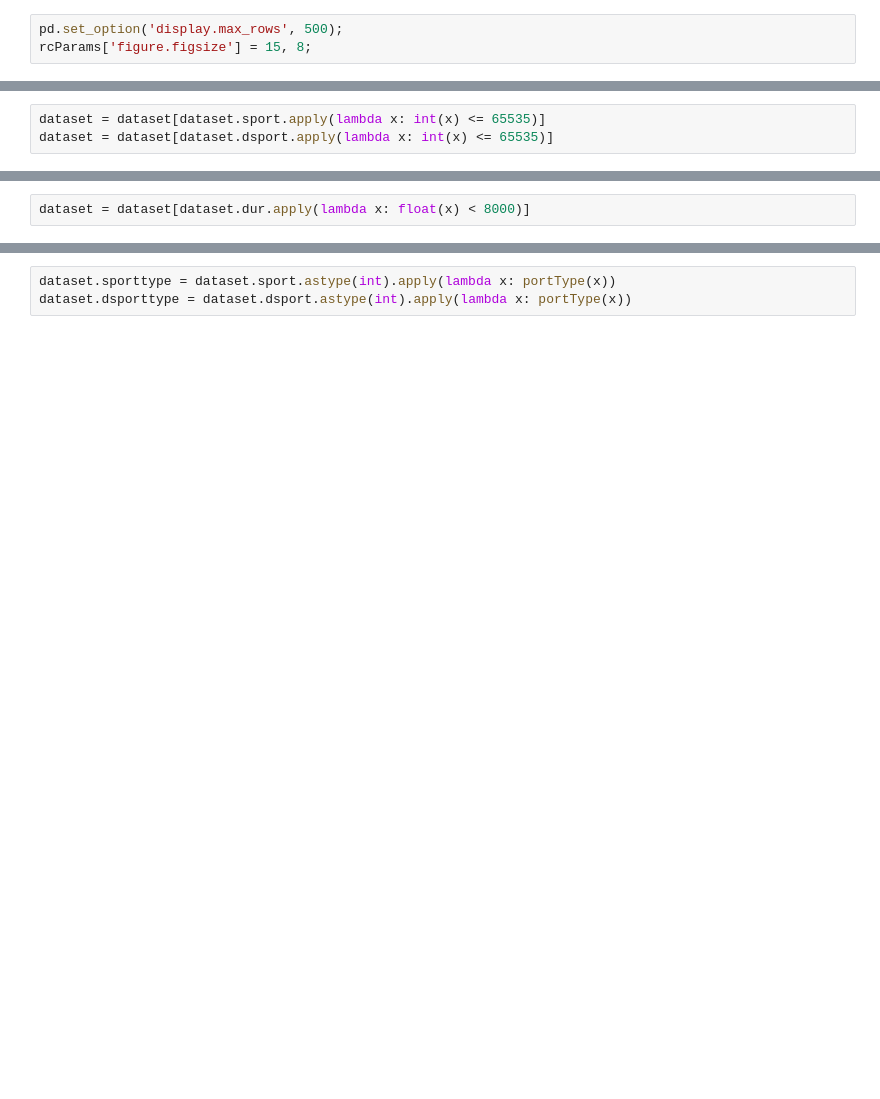
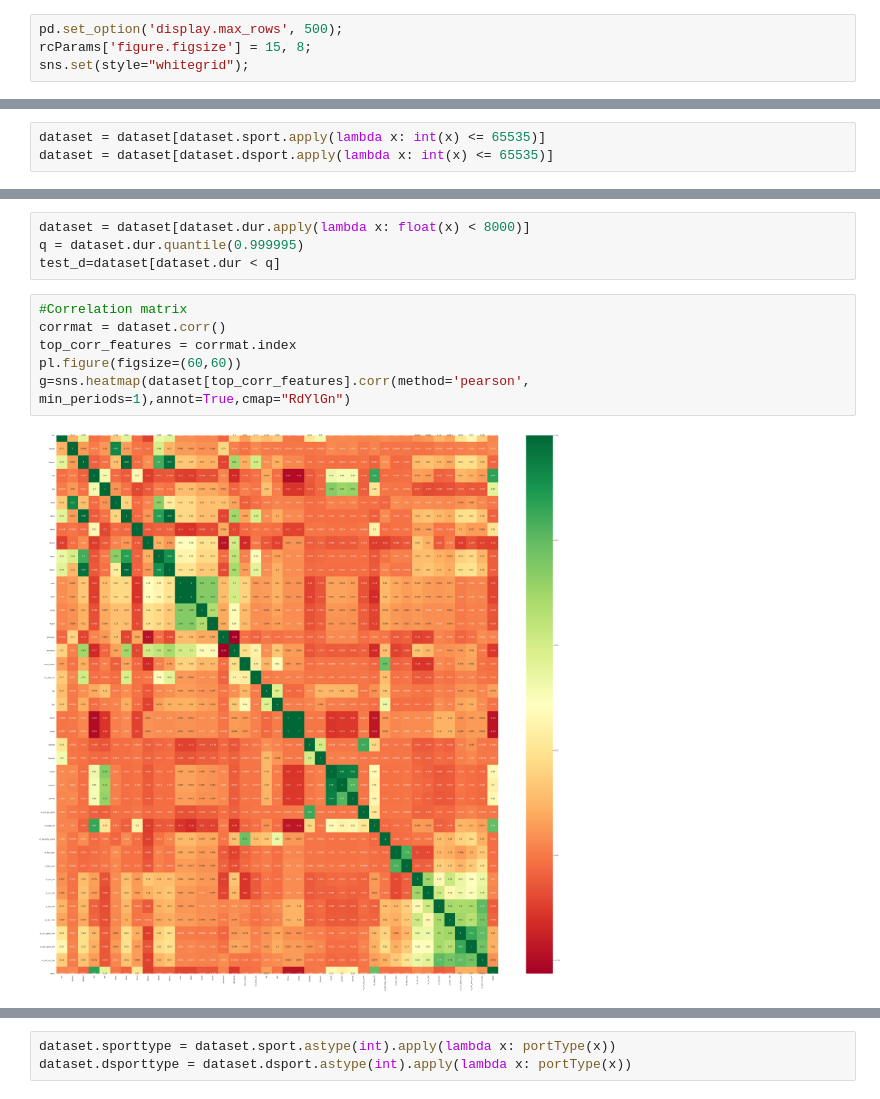
Before and after one commit to xcsengody/DP, a Jupyter notebook: xcsengody.ipynb, the cells around one changed output, grey strips where cells are left out. Drawn from its saved outputs; the diff is of its cells as text; blank space fills up the shorter version.

```diff
--- a/xcsengody.ipynb
+++ b/xcsengody.ipynb
@@ -29,6 +52,7 @@ from pylab import rcParams
 # %%
 pd.set_option('display.max_rows', 500);
 rcParams['figure.figsize'] = 15, 8;
+sns.set(style="whitegrid");
 # %%
 def makePlot(x,y,title,l):
   plt.figure();
@@ -159,5 +255,15 @@ dataset[dataset.dur.apply(lambda x: float(x) >= 8000)]
 # %%
 dataset = dataset[dataset.dur.apply(lambda x: float(x) < 8000)]
+q = dataset.dur.quantile(0.999995)
+test_d=dataset[dataset.dur < q]
+# %%
+#Correlation matrix
+corrmat = dataset.corr()
+top_corr_features = corrmat.index
+pl.figure(figsize=(60,60))
+g=sns.heatmap(dataset[top_corr_features].corr(method='pearson', min_periods=1),annot=True,cmap="RdYlGn")
+# %% [output]
+[figure, added]
 # %%
 path = root+"/DP/Dataset/protocol-numbers.csv";
 protocol_numbers = pd.read_csv(path, delimiter=',', encoding='utf-8', low_memory=False, skipinitialspace=True, skip_blank_lines=True, verbose=True);
```
Also changed, not shown: parts of 71 cells of this notebook.
